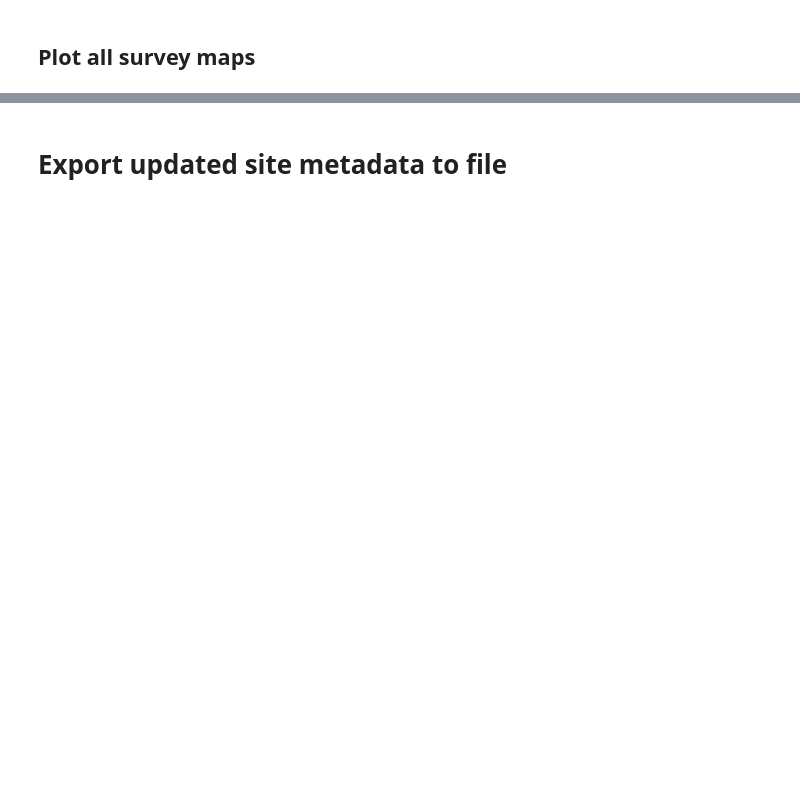
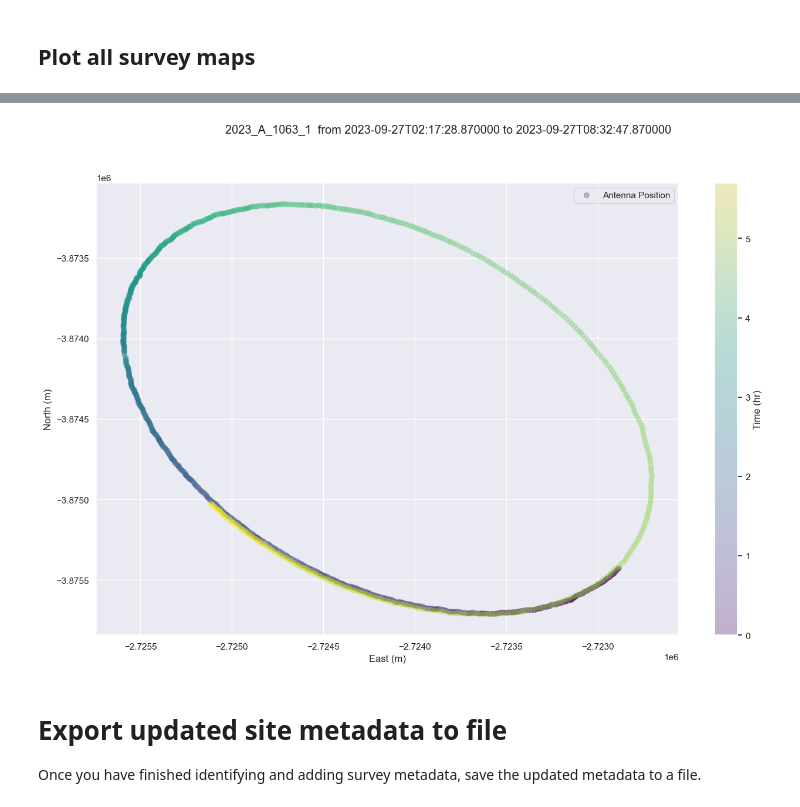
Before and after one commit to EarthScope/seafloor_geodesy_notebooks, a Jupyter notebook: notebooks/generate_survey_metadata.ipynb, the cells around one changed output, grey strips where cells are left out. Cells and saved outputs as stored; diff of their text form; code cells hidden in the pictures; blank space fills up the shorter version.

```diff
--- a/notebooks/generate_survey_metadata.ipynb
+++ b/notebooks/generate_survey_metadata.ipynb
@@ -326,5 +485,7 @@ plot_en(temp_df, surveys, save_as=f"{site}_{campaign_name}_surveys.png")
 # %% [markdown]
 ## Plot all survey maps
 # %%
-for survey in surveys:
-    plot_wg_position(df=shot_data_dataframe, survey_name=survey.id, survey_type=survey.type, start=survey.start, end=survey.end)
+for individual_survey in surveys:
+    print(f"Survey: {individual_survey.id}")
+    plot_wg_position(df=shot_data_dataframe, start=survey.start, end=survey.end, survey=individual_survey)
+# %% [output]
@@ -331,3 +495,6 @@ for survey in surveys:
+[figure, added]
 # %% [markdown]
 # Export updated site metadata to file
+
+Once you have finished identifying and adding survey metadata, save the updated metadata to a file.
 # %%
```
Also changed, not shown: parts of 31 cells of this notebook, 1 other file.
